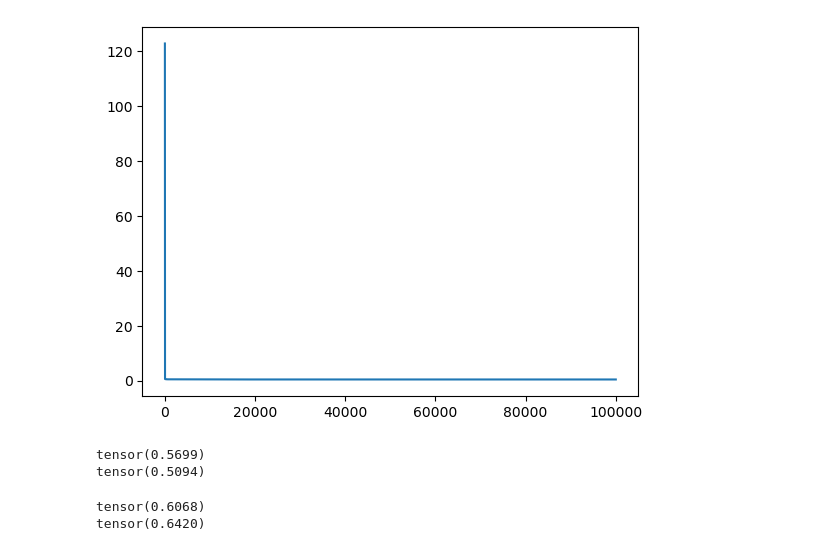
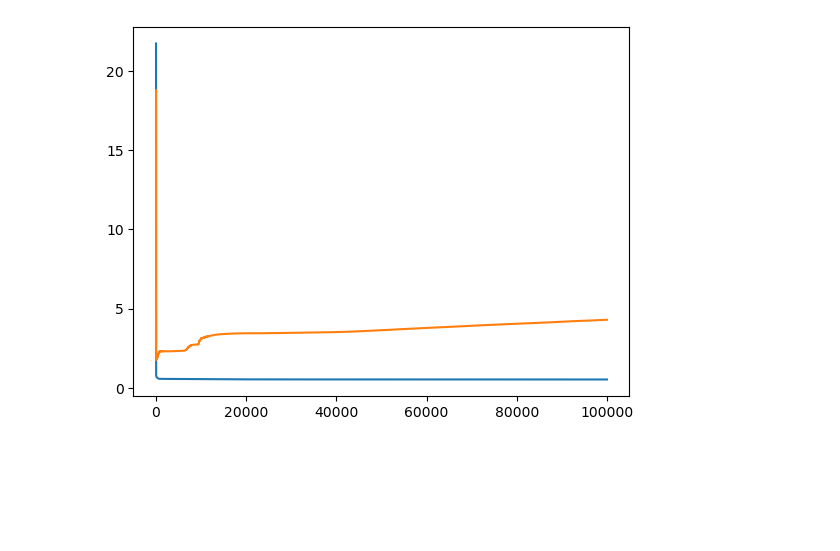
Before and after one commit to CS-433/ml-project-2-bogota, a Jupyter notebook: train.ipynb, the cells around one changed output. Drawn from its saved outputs; the diff is of its cells as text; code cells hidden in the pictures; blank space fills up the shorter version.

```diff
--- a/train.ipynb
+++ b/train.ipynb
@@ -18,54 +19,33 @@ val_input, val_target = val_input.to(model.device), val_target.to(model.device)
 # Standardize:
 mean = train_target.mean().item()
 std = train_target.std().item()
 min_ = train_target.min()
 max_ = train_target.max()
 
 train_input = (train_input-mean)/std
 # train_target = (train_target-mean)/std
 val_input = (val_input-mean)/std
 # val_target = (val_target-mean)/std
 
 #train_input = (train_input-min_)/(max_-min_)
 #train_target = (train_target-min_)/(max_-min_)
 #val_input = (val_input-min_)/(max_-min_)
 #val_target = (val_target-min_)/(max_-min_)
 
 
 ######################### Training: #########################
 train = True
 if train:
-    losses = model.train(train_input, train_target, num_epochs=100000, mini_batch_size=100)
+    model.train(train_input, train_target, num_epochs=100000, val_input=val_input, val_target=val_target)
     torch.save(model, 'models/bestmodel.pth')
 
 ######################### Validation: #########################
 model = torch.load('models/bestmodel.pth')
 model.test(val_input, val_target)
 
 ######################### Plot training loss: #########################
 plt.plot(model.train_losses)
+plt.plot(model.val_losses)
 plt.show()
 # %% [output]
-[figure, old version]
+[figure, new version]
-# %%
-output = model(val_input)
-positive_forecast = output > 0
-
-rate = output.sign().eq(val_target.sign()).sum() / val_target.size(0)
-hit_rate = output[positive_forecast].sign().eq(val_target[positive_forecast].sign()).sum() /  positive_forecast.sum()
-print(rate)
-print(hit_rate)
-# %% [output]
-tensor(0.5699)
-tensor(0.5094)
-# %%
-output = model(train_input)
-positive_forecast = output > 0
-
-rate = output.sign().eq(train_target.sign()).sum() / train_target.size(0)
-hit_rate = output[positive_forecast].sign().eq(train_target[positive_forecast].sign()).sum() / positive_forecast.sum()
-print(rate)
-print(hit_rate)
-# %% [output]
-tensor(0.6068)
-tensor(0.6420)
```
Also changed, not shown: parts of 5 cells of this notebook, 8 other files.
